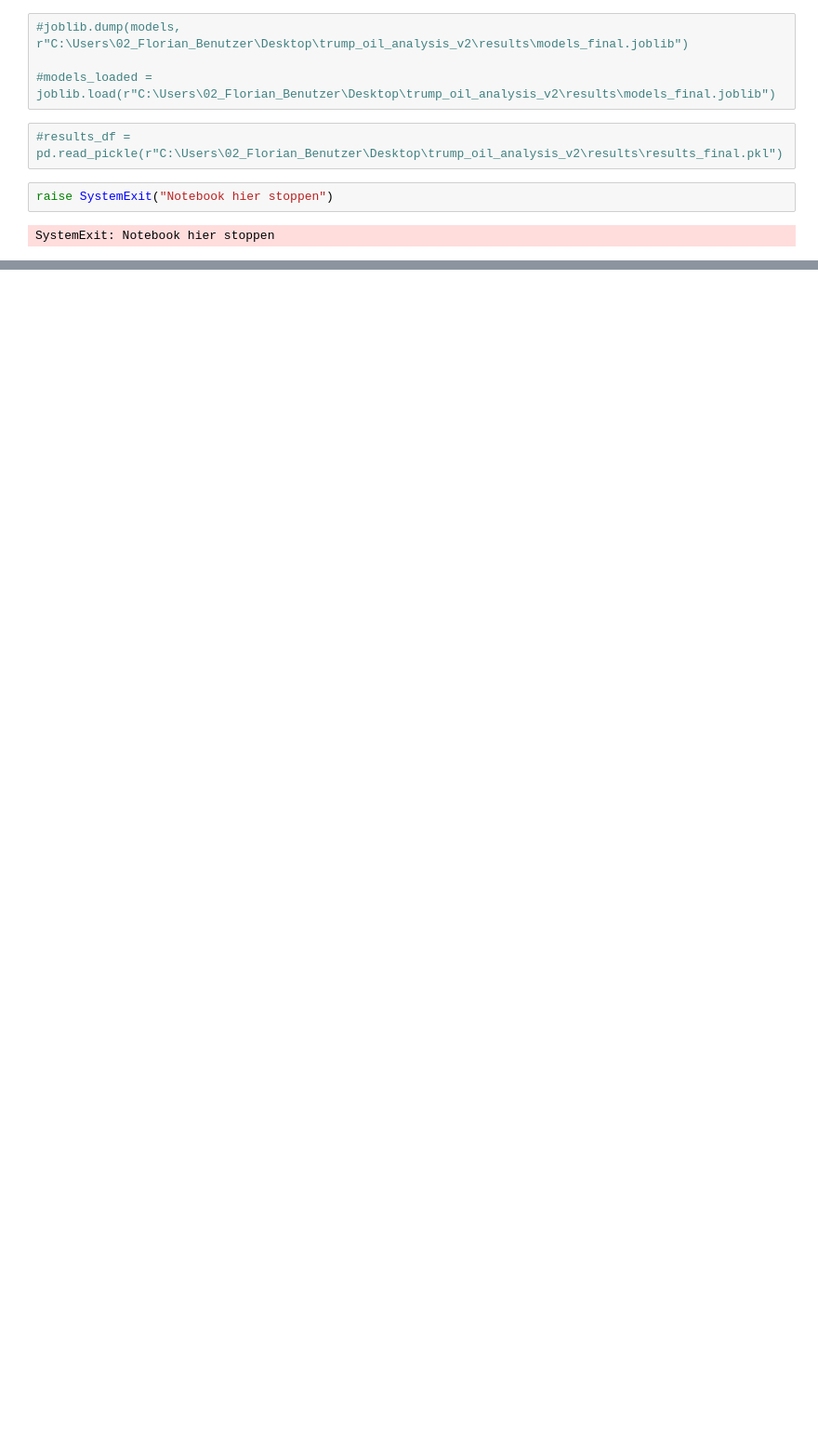
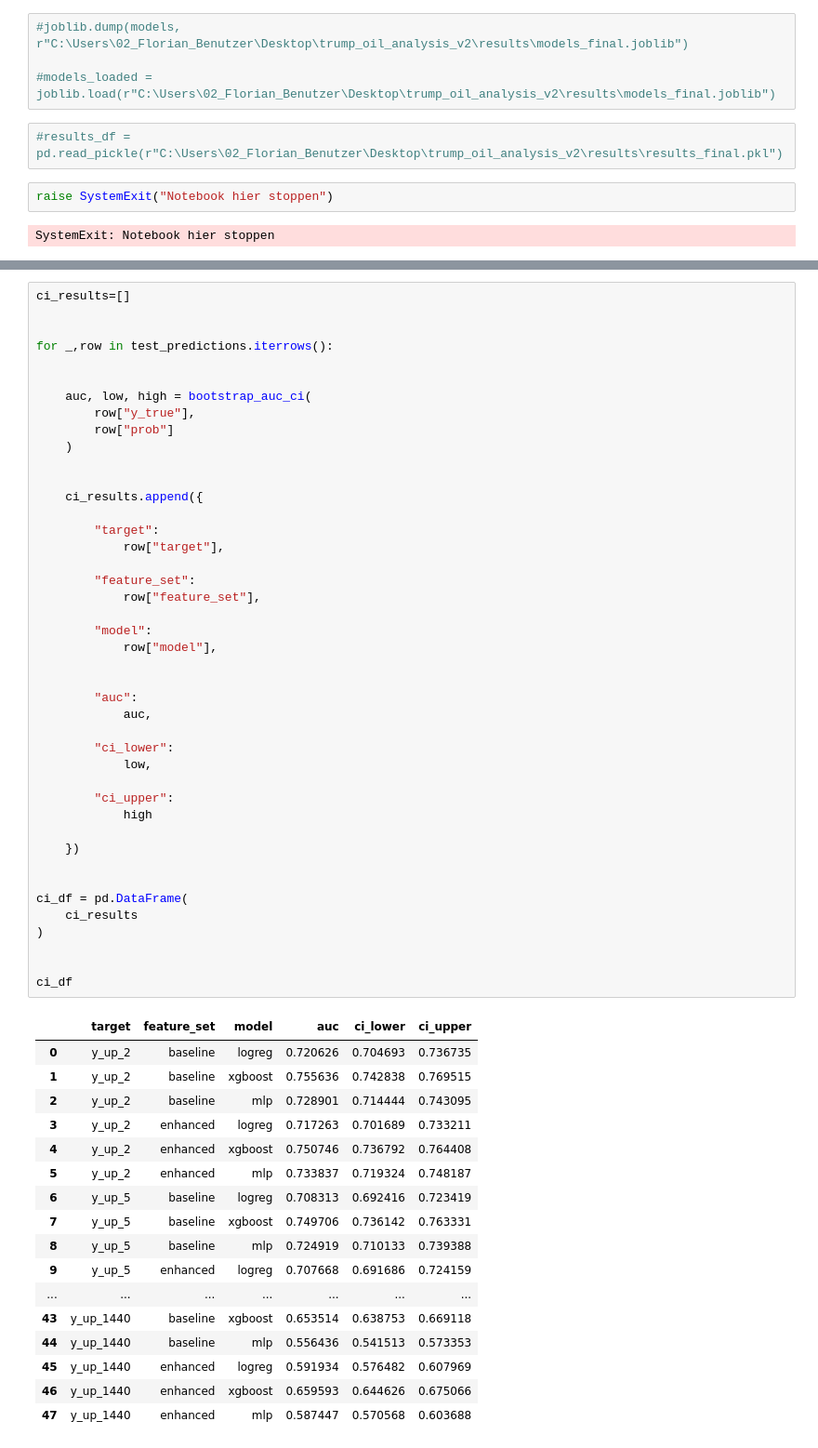
Before and after one commit to fstevener/trump_oil_analysis_v2, a Jupyter notebook: 01_notebooks/3.2_modeling_finalVersion copy.ipynb, the cells around one changed output, grey strips where cells are left out. Shown at 93% size. Cells and saved outputs as stored; diff of their text form; blank space fills up the shorter version.

```diff
--- a/01_notebooks/3.2_modeling_finalVersion copy.ipynb
+++ b/01_notebooks/3.2_modeling_finalVersion copy.ipynb
@@ -1162,0 +1556,61 @@ SystemExit: Notebook hier stoppen
+# %%
+ci_results=[]
+
+
+for _,row in test_predictions.iterrows():
+
+
+    auc, low, high = bootstrap_auc_ci(
+        row["y_true"],
+        row["prob"]
+    )
+
+
+    ci_results.append({
+
+        "target":
+            row["target"],
+
+        "feature_set":
+            row["feature_set"],
+
+        "model":
+            row["model"],
+
+
+        "auc":
+            auc,
+
+        "ci_lower":
+            low,
+
+        "ci_upper":
+            high
+
+    })
+
+
+ci_df = pd.DataFrame(
+    ci_results
+)
+
+
+ci_df
+# %% [output]
+|  | target | feature_set | model | auc | ci_lower | ci_upper |
+| 0 | y_up_2 | baseline | logreg | 0.720626 | 0.704693 | 0.736735 |
+| 1 | y_up_2 | baseline | xgboost | 0.755636 | 0.742838 | 0.769515 |
+| 2 | y_up_2 | baseline | mlp | 0.728901 | 0.714444 | 0.743095 |
+| 3 | y_up_2 | enhanced | logreg | 0.717263 | 0.701689 | 0.733211 |
+| 4 | y_up_2 | enhanced | xgboost | 0.750746 | 0.736792 | 0.764408 |
+| 5 | y_up_2 | enhanced | mlp | 0.733837 | 0.719324 | 0.748187 |
+| 6 | y_up_5 | baseline | logreg | 0.708313 | 0.692416 | 0.723419 |
+| 7 | y_up_5 | baseline | xgboost | 0.749706 | 0.736142 | 0.763331 |
+| 8 | y_up_5 | baseline | mlp | 0.724919 | 0.710133 | 0.739388 |
+| 9 | y_up_5 | enhanced | logreg | 0.707668 | 0.691686 | 0.724159 |
+| ... | ... | ... | ... | ... | ... | ... |
+| 43 | y_up_1440 | baseline | xgboost | 0.653514 | 0.638753 | 0.669118 |
+| 44 | y_up_1440 | baseline | mlp | 0.556436 | 0.541513 | 0.573353 |
+| 45 | y_up_1440 | enhanced | logreg | 0.591934 | 0.576482 | 0.607969 |
+| 46 | y_up_1440 | enhanced | xgboost | 0.659593 | 0.644626 | 0.675066 |
+| 47 | y_up_1440 | enhanced | mlp | 0.587447 | 0.570568 | 0.603688 |
```
Also changed, not shown: parts of 27 cells of this notebook, 2 other files.
